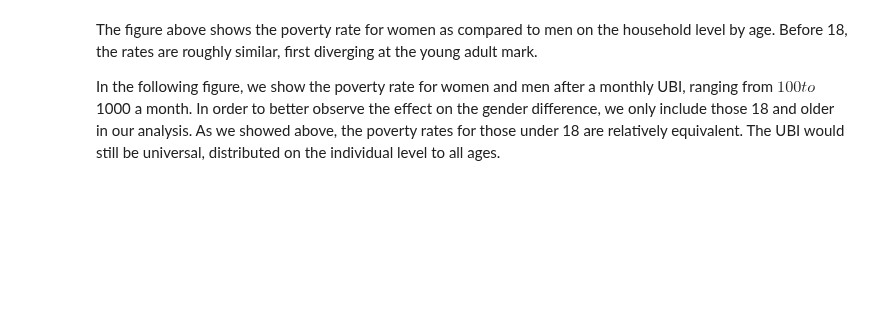
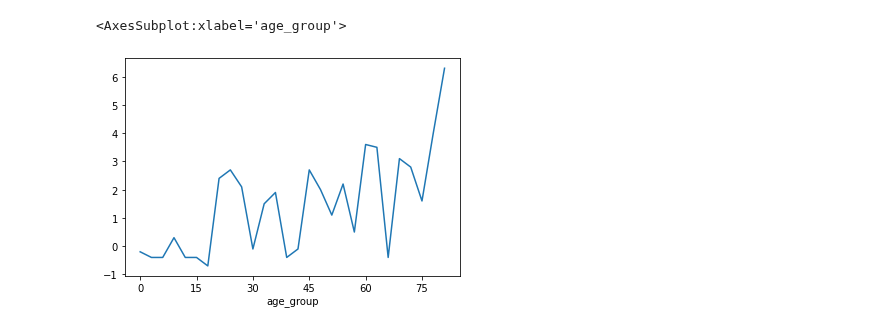
Before and after one commit to UBICenter/blog, a Jupyter notebook: jb/20210308/womens-day-2021.ipynb, the cells around one changed output. Saved outputs shown, nothing was run; the diff lists cells and outputs as text; code cells hidden in the pictures; blank space fills up the shorter version.

```diff
--- a/jb/20210308/womens-day-2021.ipynb
+++ b/jb/20210308/womens-day-2021.ipynb
@@ -60,4 +75,7 @@ ubicenter.format_fig(fig)
-# %% [markdown]
-The figure above shows the poverty rate for women as compared to men on the household level by age. Before 18, the rates are roughly similar, first diverging at the young adult mark.
-
-In the following figure, we show the poverty rate for women and men after a monthly UBI, ranging from $100 to $1000 a month. In order to better observe the effect on the gender difference, we only include those 18 and older in our analysis. As we showed above, the poverty rates for those under 18 are relatively equivalent. The UBI would still be universal, distributed on the individual level to all ages.
+# %%
+pov_age_diff = pov_age[pov_age.variable == "poverty"].pivot_table(values="value", index="age_group", columns="sex")
+pov_age_diff["female_minus_male"] = pov_age_diff.Female - pov_age_diff.Male
+pov_age_diff.female_minus_male.plot()
+# %% [output]
+<AxesSubplot:xlabel='age_group'>
+[figure, added]
```
Also changed, not shown: parts of 18 cells of this notebook, 2 other files.
